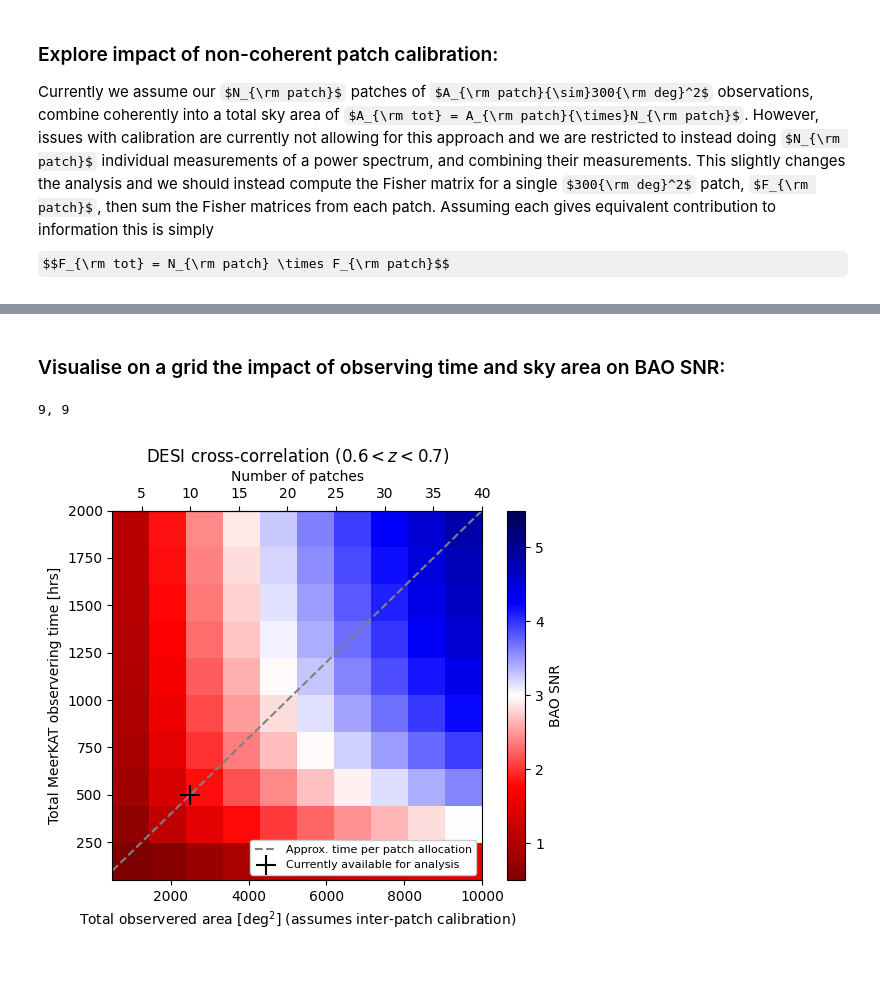
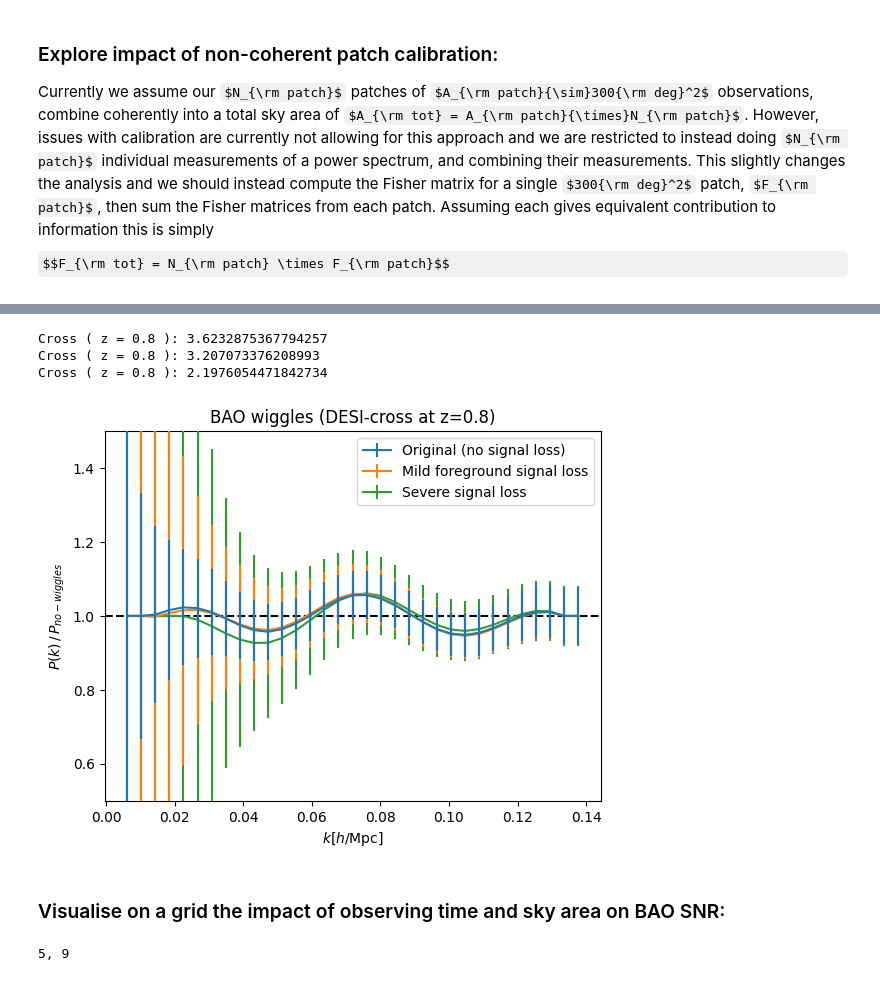
Before and after one commit to meerklass/MeerFish, a Jupyter notebook: XLPreport/BAO_forecasting.ipynb, the cells around one changed output, grey strips where cells are left out. Cells and saved outputs as stored; diff of their text form; code cells hidden in the pictures; some formulas as TeX source.

```diff
--- a/XLPreport/BAO_forecasting.ipynb
+++ b/XLPreport/BAO_forecasting.ipynb
@@ -214,31 +229,75 @@ Cross ( z = 0.8 ): 1.6951751809317936
+# %%
+row,col = 2,2 # row,column from above table to compare
+z = zs[col]
+deltaz = deltazs[col] # redshift width bin
+zminzmax = [z-deltaz/2,z+deltaz/2]
+t_obs = t_obss[row] # 3rd row of table
+t_obs *= (1-f_tobsloss) # apply observation time losses
+A_sky = A_skys[row] # 3rd row of table
+A_skyX = 3000
+if z<=0.8: Survey2_arg = 'DESI_LRG' # DESI LRG galaxies
+if z>0.8: Survey2_arg = 'DESI_ELG' # DESI ELG galaxies
+
+z,zmin1,zmin2,zmax1,zmax2,A_sky1,A_sky2,V_bin1,V_bin2,V_binX,theta_FWHM1,theta_FWHM2,t_tot,N_dish,sigma_z1,sigma_z2,P_N,nbar = survey.params(Survey1=Survey1_arg,Survey2=Survey2_arg,zminzmax=zminzmax,A_sky1=A_sky,A_skyX=A_skyX,t_tot=t_obs,N_dish=N_dish,T_sys=model.Tsys(np.mean(zminzmax)))
+
+cosmopars = cosmo.SetCosmology(z=z,return_cosmopars=True,ZesVersion=ZesVersion) # set initial default cosmology
+plt.axhline(1,color='black',ls='--')
+
+Pmod = cosmo.MatterPk(z)
+k,kbins,kmin,kmax = model.get_kbins(z,zminzmax[0],zminzmax[1],A_sky=A_sky1,kmax=kmax,Taruya=True)
+
+k_fgs = [0,0.04,0.08] # different signal loss to apply, from none, to severe
+labels = ['Original (no signal loss)','Mild foreground signal loss','Severe signal loss']
+for i in range(len(k_fgs)):
+    surveypars = z,V_bin1,V_bin2,V_binX,theta_FWHM1,theta_FWHM2,sigma_z1,sigma_z2,P_N,1/nbar,k_fgs[i]
+    P_X = model.P_ell(0,k,Pmod,cosmopars,surveypars,nuispars,'X')
+    P_err = model.sigma_ell_error(0,k,Pmod,cosmopars,surveypars,nuispars,'X')
+    P_smooth,f_BAO_HI_wb = model.Pk_noBAO(P_X,k)
+    plt.errorbar(k,P_X/P_smooth,P_err/P_smooth,label=labels[i],zorder=10-i)
+
+    F = fisher.Matrix_ell(theta_ids,k,Pmod,cosmopars,surveypars,nuispars,ells,tracer='X')
+    C = fisher.FisherInverse(F)
+    SNR_BAO = 1/np.sqrt(C[-1][-1])
+    print('Cross ( z =',z,'):',SNR_BAO)
+
+plt.xlabel(r'$k [h/{\rm Mpc}]$')
+plt.ylabel(r'$P(k)\,/\,P_{no-wiggles}$')
+plt.title('BAO wiggles (DESI-cross at z=%s)'%z)
+plt.ylim(0.5,1.5)
+plt.legend()
+plt.show()
+# %% [output]
+Cross ( z = 0.8 ): 3.6232875367794257
+Cross ( z = 0.8 ): 3.207073376208993
+Cross ( z = 0.8 ): 2.1976054471842734
+[figure, new version]
 # %% [markdown]
 ### Visualise on a grid the impact of observing time and sky area on BAO SNR:
 # %%
-import sys
+k_fg = 0 # run with no signal loss
 
-zminzmax = [0.6,0.7]
-A_skyXs = np.linspace(500,10000,10)
+A_skys = np.linspace(500,10000,10)
 t_obss_noloss = np.linspace(50,2000,10) # total MeerKLASS observation times
 t_obss = t_obss_noloss * (1-f_tobsloss) # MeerKLASS observation times (with losses then applied)
 
-SNR_BAO = np.zeros((len(A_skyXs),len(t_obss)))
-for i,A_sky_i in enumerate(A_skyXs):
+SNR_BAO = np.zeros((len(A_skys),len(t_obss)))
+for i,A_sky_i in enumerate(A_skys):
     for j,t_obs_j in enumerate(t_obss):
         sys.stdout.write(f"\r{i}, {j}")
         sys.stdout.flush()
 
-        z,zmin1,zmin2,zmax1,zmax2,A_sky1,A_sky2,V_bin1,V_bin2,V_binX,theta_FWHM1,theta_FWHM2,t_tot,N_dish,sigma_z1,sigma_z2,P_N,nbar = survey.params(Survey1=Survey1_arg,Survey2=Survey2_arg,zminzmax=zminzmax,A_sky1=A_sky,A_skyX=A_sky_i,t_tot=t_obs_j)
+        z,zmin1,zmin2,zmax1,zmax2,A_sky1,A_sky2,V_bin1,V_bin2,V_binX,theta_FWHM1,theta_FWHM2,t_tot,N_dish,sigma_z1,sigma_z2,P_N,nbar = survey.params(Survey1=Survey1_arg,Survey2=Survey2_arg,zminzmax=zminzmax,A_sky1=A_sky_i,A_skyX=A_sky_i,t_tot=t_obs_j,N_dish=N_dish,T_sys=model.Tsys(np.mean(zminzmax)))
         surveypars = z,V_bin1,V_bin2,V_binX,theta_FWHM1,theta_FWHM2,sigma_z1,sigma_z2,P_N,1/nbar,k_fg
-        cosmopars = cosmo.SetCosmology(z=z,return_cosmopars=True) # set initial default cosmology
+        cosmopars = cosmo.SetCosmology(z=z,return_cosmopars=True,ZesVersion=ZesVersion) # set initial default cosmology
 
         Pmod = cosmo.MatterPk(z)
-        k,kbins,kmin,kmax = model.get_kbins(z,zminzmax[0],zminzmax[1],A_sky=A_sky_i,kmax=0.32,Taruya=True)
-        F = fisher.Matrix_ell(theta_ids,k,Pmod,cosmopars,surveypars,nuispars,ells,tracer='X')
+        k,kbins,kmin,kmax = model.get_kbins(z,zminzmax[0],zminzmax[1],A_sky=A_sky_i,kmax=kmax,Taruya=True)
+        F = fisher.Matrix_ell(theta_ids,k,Pmod,cosmopars,surveypars,nuispars,ells,tracer='1')
         C = fisher.FisherInverse(F)
-        SNR_BAO[i,j] = 1/np.sqrt(C[0][0])
+        SNR_BAO[i,j] = 1/np.sqrt(C[-1][-1])
 
-aspect = (A_skyXs[-1]-A_skyXs[0]) / (t_obss_noloss[-1]-t_obss_noloss[0]) # square aspect pixels
-plt.imshow(SNR_BAO.T,origin='lower',extent=[A_skyXs[0],A_skyXs[-1],t_obss_noloss[0],t_obss_noloss[-1]],aspect=aspect,vmin=0.5,vmax=5.5,cmap='seismic_r')
+aspect = (A_skys[-1]-A_skys[0]) / (t_obss_noloss[-1]-t_obss_noloss[0]) # square aspect pixels
+plt.imshow(SNR_BAO.T,origin='lower',extent=[A_skys[0],A_skys[-1],t_obss_noloss[0],t_obss_noloss[-1]],aspect=aspect,vmin=0.5,vmax=5.5,cmap='seismic_r')
 plt.colorbar(label='BAO SNR')
 
 ax = plt.gca()
@@ -251,11 +310,11 @@ secax = ax.secondary_xaxis('top', functions=(area_to_patches, patches_to_area))
 secax.set_xlabel('Number of patches')
 
 ## Add current time allocation 1D line:
-A_skyX_fid = np.linspace(A_skyXs[0],A_skyXs[-1],100)
+A_skyX_fid = np.linspace(A_skys[0],A_skys[-1],100)
 t_single_patch = 50 # hours
 t_obs_fid = t_single_patch * A_skyX_fid/areaperpatch # approximately we do t_single_patch hrs of observations per 250deg2 patch?
 plt.plot(A_skyX_fid,t_obs_fid,color='gray',ls='--',label='Approx. time per patch allocation')
-plt.xlim(A_skyXs[0],A_skyXs[-1])
+plt.xlim(A_skys[0],A_skys[-1])
 plt.ylim(t_obss_noloss[0],t_obss_noloss[-1])
 
 ## Add marker to identify where we are now:
@@ -265,8 +324,7 @@ plt.scatter(currentnpatch*areaperpatch, t_single_patch * currentnpatch,zorder=10
 plt.legend(fontsize=8,framealpha=1,loc='lower right')
 plt.xlabel(r'Total observered area [deg$^2$] (assumes inter-patch calibration)')
 plt.ylabel('Total MeerKAT observering time [hrs]')
-plt.title(r'DESI cross-correlation ($%s{<}z{<}%s$)'%(zminzmax[0],zminzmax[1]))
+plt.title(r'HI auto-correlation ($%s{<}z{<}%s$)'%(zminzmax[0],zminzmax[1]))
 plt.show()
 # %% [output]
-9, 9
+5, 9
-[figure, removed]
```
Also changed, not shown: parts of 13 cells of this notebook, 5 other files.
